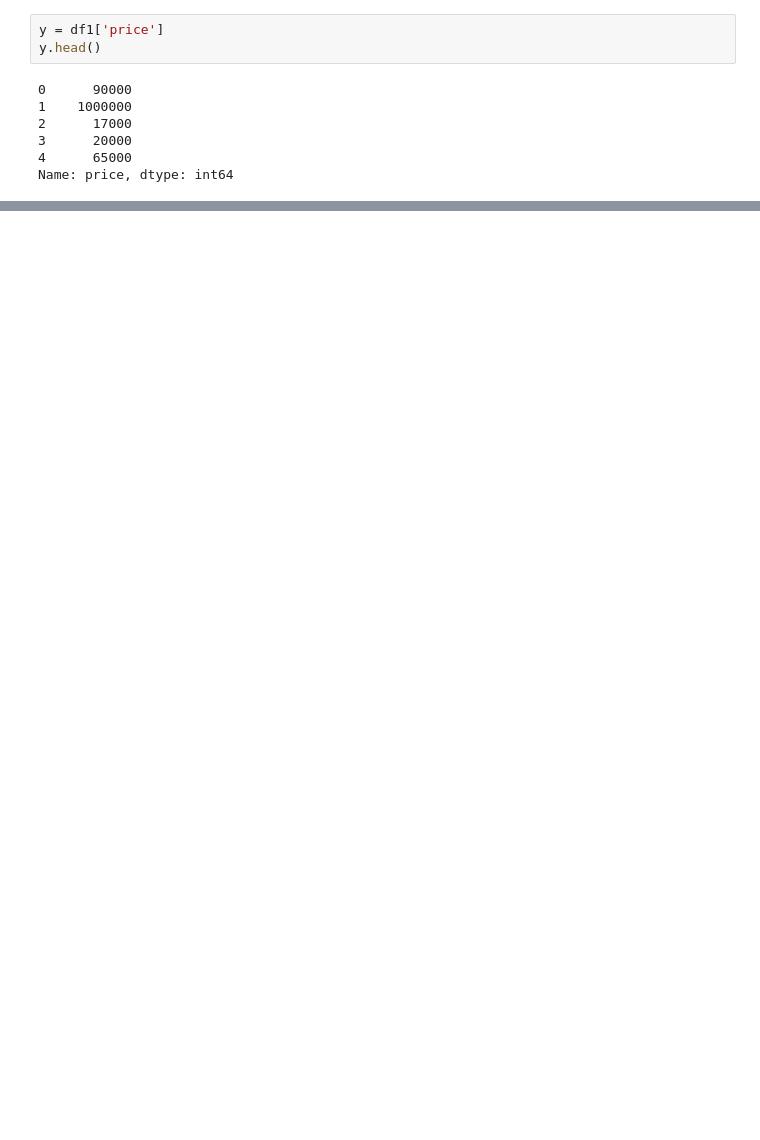
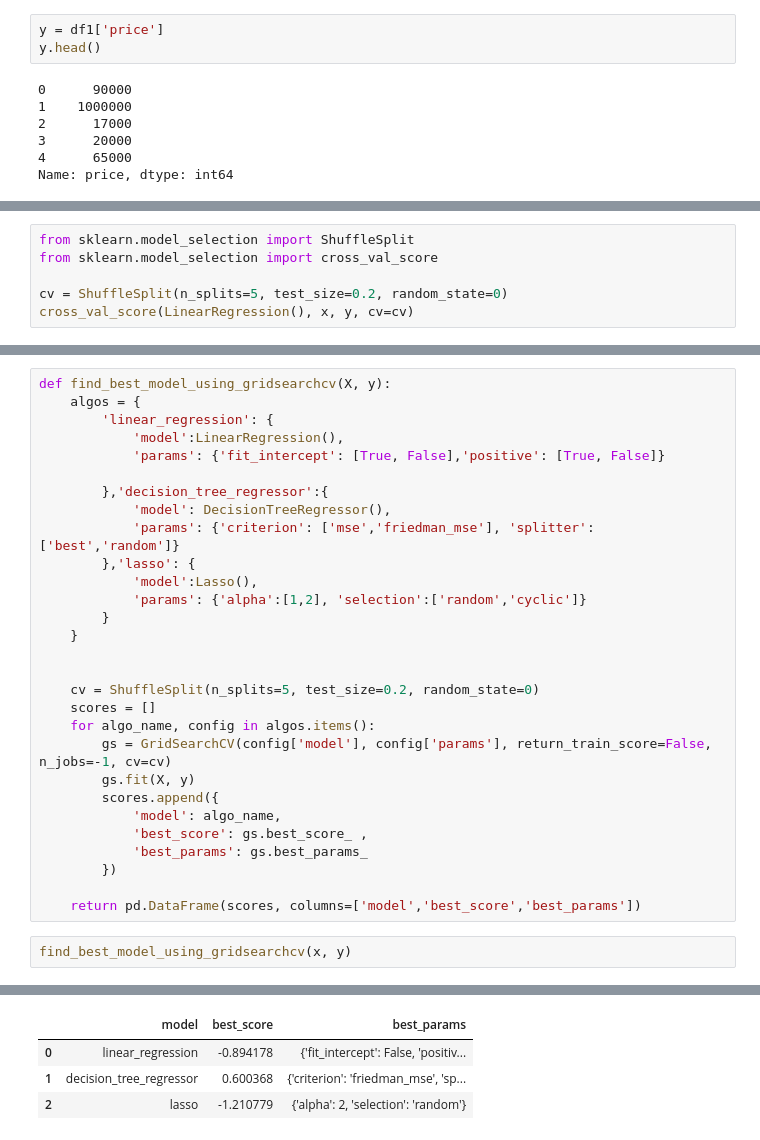
Before and after one commit to razzaq-99/Pakistan-s-Top-Cities-Property-Price-Prediction, a Jupyter notebook: Islamabad_property_price_prediction.ipynb, the cells around one changed output, grey strips where cells are left out. Cells and saved outputs as stored; diff of their text form; blank space fills up the shorter version.

```diff
--- a/Islamabad_property_price_prediction.ipynb
+++ b/Islamabad_property_price_prediction.ipynb
@@ -414,0 +418,6 @@ lr.score(x_test, y_test)
+# %%
+from sklearn.model_selection import ShuffleSplit
+from sklearn.model_selection import cross_val_score
+
+cv = ShuffleSplit(n_splits=5, test_size=0.2, random_state=0)
+cross_val_score(LinearRegression(), x, y, cv=cv)
@@ -414,0 +432,32 @@ lr.score(x_test, y_test)
+# %%
+def find_best_model_using_gridsearchcv(X, y):
+    algos = {
+        'linear_regression': {
+            'model':LinearRegression(),
+            'params': {'fit_intercept': [True, False],'positive': [True, False]}
+
+        },'decision_tree_regressor':{
+            'model': DecisionTreeRegressor(),
+            'params': {'criterion': ['mse','friedman_mse'], 'splitter':['best','random']}
+        },'lasso': {
+            'model':Lasso(),
+            'params': {'alpha':[1,2], 'selection':['random','cyclic']}
+        }
+    }
+
+
+    cv = ShuffleSplit(n_splits=5, test_size=0.2, random_state=0)
+    scores = []
+    for algo_name, config in algos.items():
+        gs = GridSearchCV(config['model'], config['params'], return_train_score=False, n_jobs=-1, cv=cv)
+        gs.fit(X, y)
+        scores.append({
+            'model': algo_name,
+            'best_score': gs.best_score_ ,
+            'best_params': gs.best_params_
+        })
+
+    return pd.DataFrame(scores, columns=['model','best_score','best_params'])
+# %%
+find_best_model_using_gridsearchcv(x, y)
+# %% [output]
@@ -414,0 +481,4 @@ lr.score(x_test, y_test)
+|  | model | best_score | best_params |
+| 0 | linear_regression | -0.894178 | {'fit_intercept': False, 'positiv... |
+| 1 | decision_tree_regressor | 0.600368 | {'criterion': 'friedman_mse', 'sp... |
+| 2 | lasso | -1.210779 | {'alpha': 2, 'selection': 'random'} |
```
Also changed, not shown: parts of 25 cells of this notebook.
